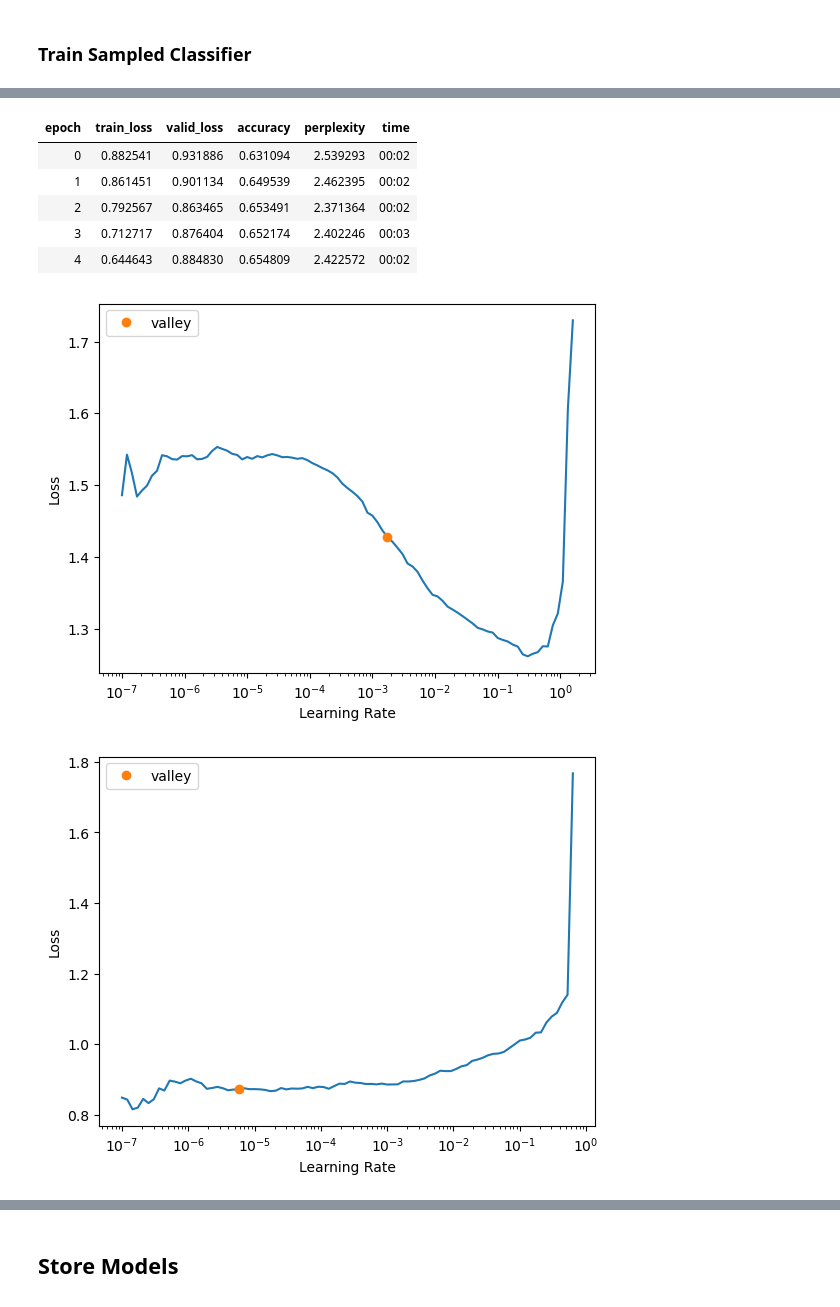
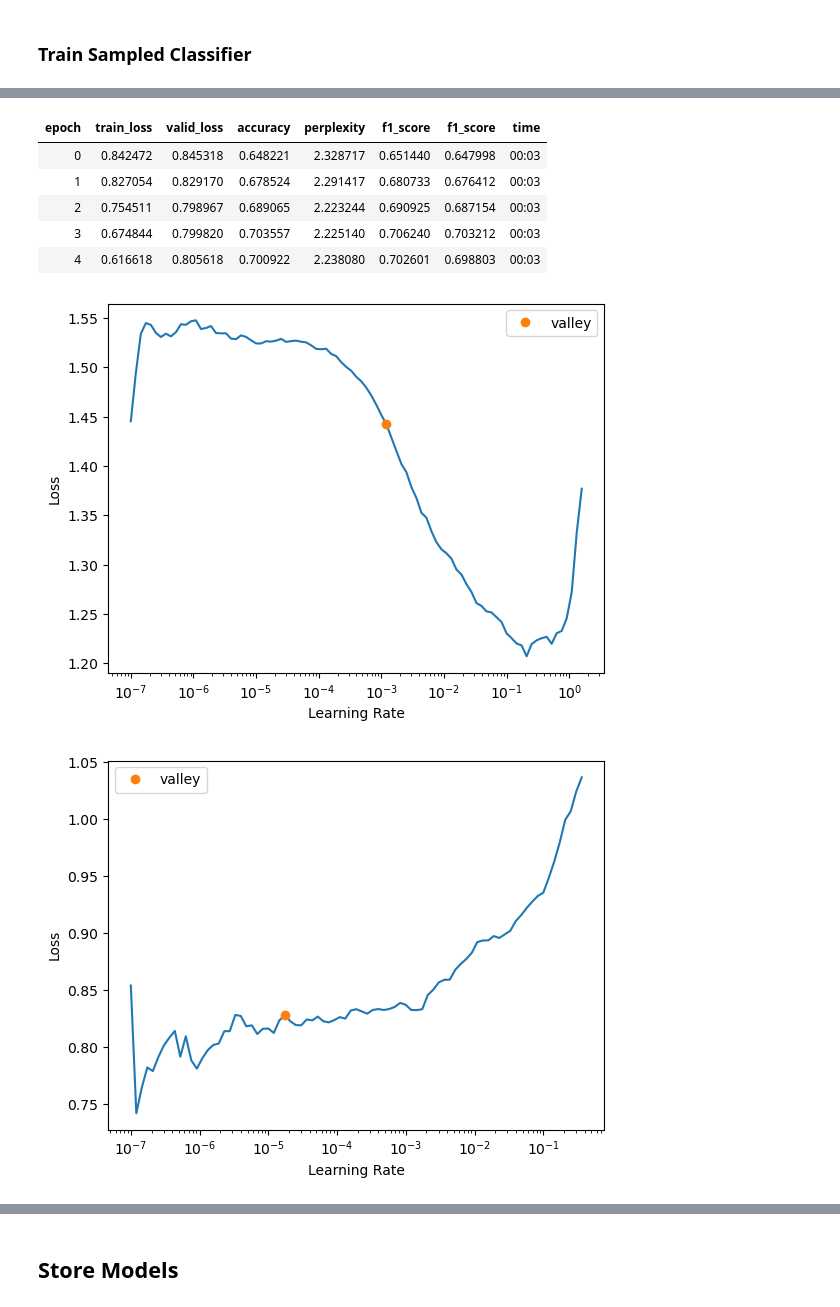
Before and after one commit to cosorio94/natalies-little-helper, a Jupyter notebook: notebooks/ULMFiT_results.ipynb, the cells around one changed output, grey strips where cells are left out. Saved outputs shown, nothing was run; the diff lists cells and outputs as text; code cells hidden in the pictures.

```diff
--- a/notebooks/ULMFiT_results.ipynb
+++ b/notebooks/ULMFiT_results.ipynb
@@ -103,7 +104,7 @@ def train_lm(train_data, show_batch=False, metrics=[accuracy, Perplexity()], wd=
 def test_lm(learner, text, n_words, n_sentences):
     print("\n".join(learner.predict(text, n_words, temperature=0.75) for _ in range(n_sentences)))
 
-def train_classifier(train_data, lang_dls, encoder_path, label, show_batch=False, metrics=[accuracy, Perplexity()], wd=0.1, epochs=(4, 4, 9)):
+def train_classifier(train_data, lang_dls, encoder_path, label, show_batch=False, metrics=[accuracy, Perplexity(), F1Score(average='macro'), F1Score(average='weighted')], wd=0.1, epochs=(4, 4, 9)):
     intent_dls = DataBlock(blocks=(TextBlock.from_df('text', vocab=lang_dls.vocab, seq_len=72), CategoryBlock),
                  get_x=ColReader('text'),
                  get_y=ColReader(label),
@@ -135,7 +136,13 @@ def train_classifier(train_data, lang_dls, encoder_path, label, show_batch=False
 
 def test_classifier_acc(learn):
     pred_fwd,lbl_fwd = learn.get_preds()
-    return accuracy(pred_fwd, lbl_fwd)
+    pred_fwd_max = torch.argmax(pred_fwd, dim=1)
+    acc = accuracy(pred_fwd, lbl_fwd)
+    f1_macro = F1Score(average='macro')(pred_fwd_max, lbl_fwd)
+    f1_weighted = F1Score(average='weighted')(pred_fwd_max, lbl_fwd)
+    report = classification_report(lbl_fwd, pred_fwd_max)
+    print(report)
+    return acc, f1_macro, f1_weighted
 # %% [markdown]
 # Language Models
 # %% [markdown]
@@ -554,7 +651,7 @@ intent_master_classifier.predict(text)
 # %%
 neg_train_master_sampled = neg_train.groupby('intentMasterGroups').apply(lambda x: x.sample(min(1000, len(x)))).reset_index(drop=True)
 # %%
-acc = 'temp'
+acc = 'temp2'
 encoder_path = model_path + f'ULMFiT_fine_tuned_LM_full_clean_{acc}'
 epochs = (4, 4, 5)
 intent_master_sampled_classifier = train_classifier(neg_train_master_sampled, full_lang_dls_clean, encoder_path, label='intentMasterGroups', epochs=epochs)
@@ -580,9 +677,9 @@ intent_master_sampled_classifier = train_classifier(neg_train_master_sampled, fu
 [interactive output not drawn]
-| epoch | train_loss | valid_loss | accuracy | perplexity | time |
-| 0 | 0.882541 | 0.931886 | 0.631094 | 2.539293 | 00:02 |
-| 1 | 0.861451 | 0.901134 | 0.649539 | 2.462395 | 00:02 |
-| 2 | 0.792567 | 0.863465 | 0.653491 | 2.371364 | 00:02 |
-| 3 | 0.712717 | 0.876404 | 0.652174 | 2.402246 | 00:03 |
-| 4 | 0.644643 | 0.884830 | 0.654809 | 2.422572 | 00:02 |
+| epoch | train_loss | valid_loss | accuracy | perplexity | f1_score | f1_score | time |
+| 0 | 0.842472 | 0.845318 | 0.648221 | 2.328717 | 0.651440 | 0.647998 | 00:03 |
+| 1 | 0.827054 | 0.829170 | 0.678524 | 2.291417 | 0.680733 | 0.676412 | 00:03 |
+| 2 | 0.754511 | 0.798967 | 0.689065 | 2.223244 | 0.690925 | 0.687154 | 00:03 |
+| 3 | 0.674844 | 0.799820 | 0.703557 | 2.225140 | 0.706240 | 0.703212 | 00:03 |
+| 4 | 0.616618 | 0.805618 | 0.700922 | 2.238080 | 0.702601 | 0.698803 | 00:03 |
-[figure, old version]
+[figure, new version]
-[figure, old version]
+[figure, new version]
```
Also changed, not shown: parts of 29 cells of this notebook, 1 other file.
